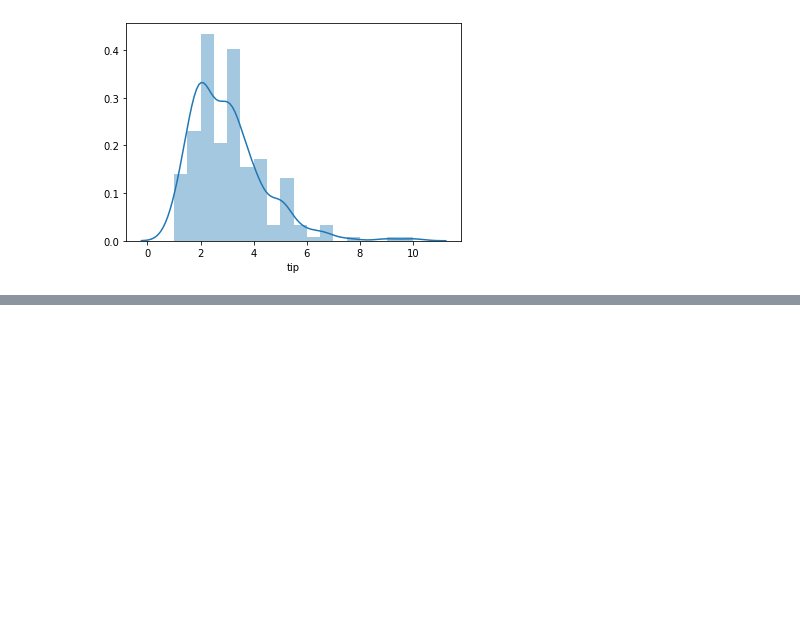
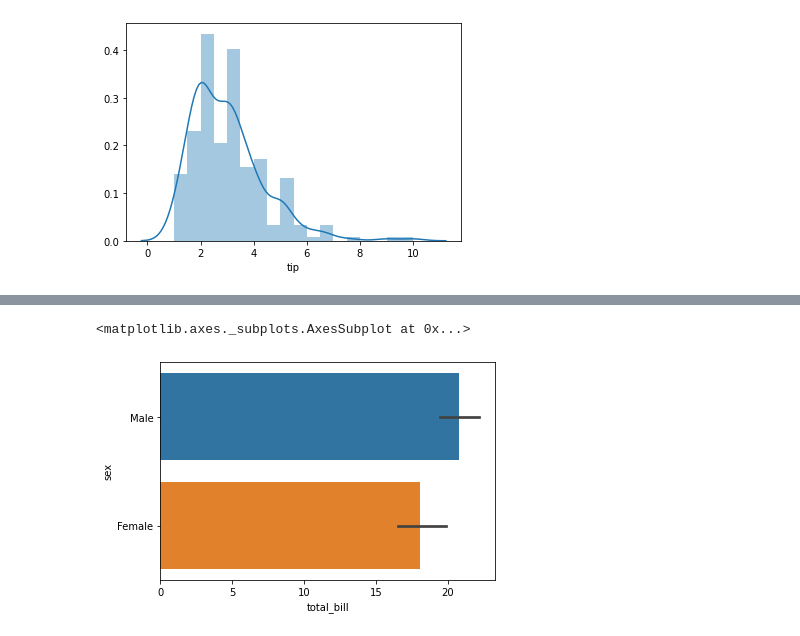
Before and after one commit to Al-Hasib/Visualization, a Jupyter notebook: Seaborn/Seaborn.ipynb, the cells around one changed output, grey strips where cells are left out. Saved outputs shown, nothing was run; the diff lists cells and outputs as text; code cells hidden in the pictures; blank space fills up the shorter version.

```diff
--- a/Seaborn/Seaborn.ipynb
+++ b/Seaborn/Seaborn.ipynb
@@ -48,0 +55,5 @@ sns.distplot(df['tip'])
+# %%
+sns.barplot(df['total_bill'],df['sex'])
+# %% [output]
+<matplotlib.axes._subplots.AxesSubplot at 0x...>
+[figure, added]
```
Also changed, not shown: parts of 4 cells of this notebook.
